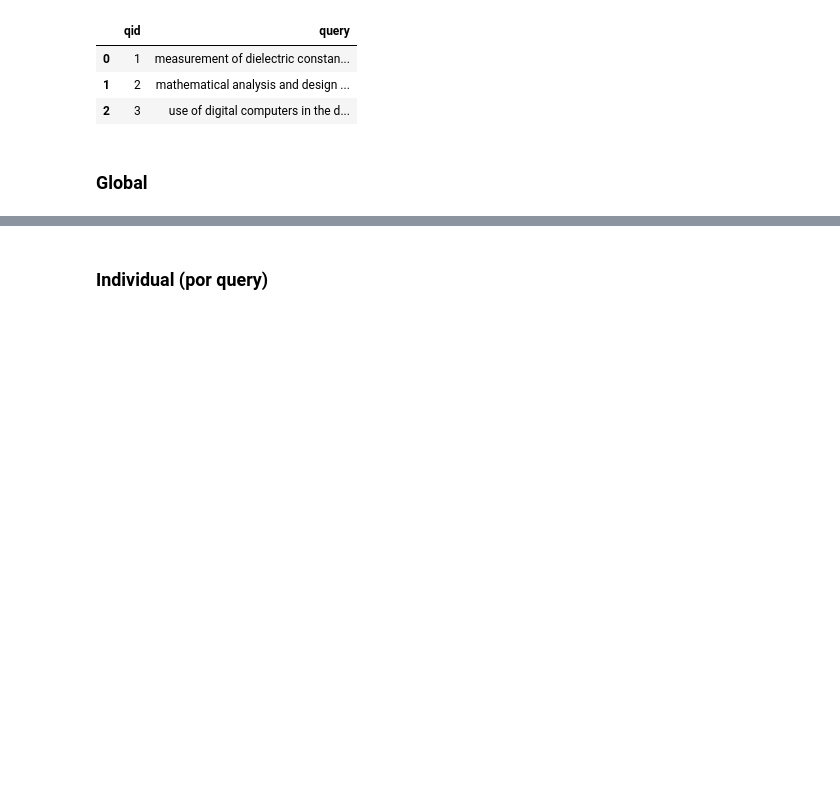
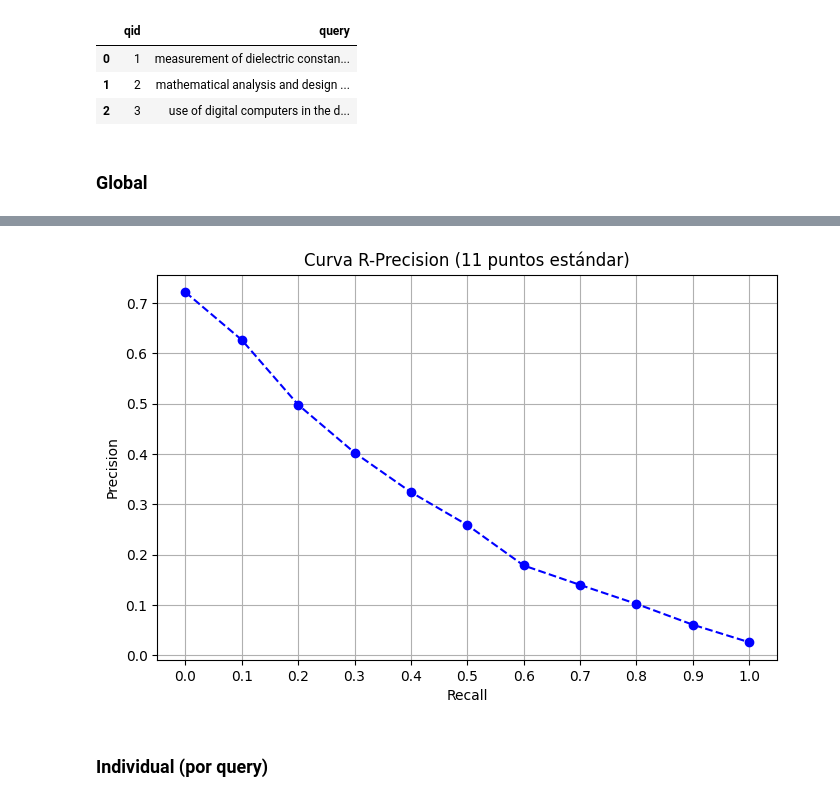
Before and after one commit to Guanart/ri-2025, a Jupyter notebook: TP02 - Modelos de RI/ejercicio7/ejercicio7.ipynb, the cells around one changed output, grey strips where cells are left out. Drawn from its saved outputs; the diff is of its cells as text; code cells hidden in the pictures; blank space fills up the shorter version.

```diff
--- a/TP02 - Modelos de RI/ejercicio7/ejercicio7.ipynb
+++ b/TP02 - Modelos de RI/ejercicio7/ejercicio7.ipynb
@@ -21,8 +21,8 @@ Java started (triggered by Retriever.__init__) and loaded: pyterrier.java, pyter
 # %% [markdown]
 ## Experimentos
 # %%
-topics = dataset.get_topics()[:3]  # queries
-qrels = dataset.get_qrels()[:3] # juicios de relevancia
+topics = dataset.get_topics()#[:3]  # queries
+qrels = dataset.get_qrels()#[:3] # juicios de relevancia
 topics_rank = tfidf.transform(topics)   # ejecuta las consultas
 
 topics[:3]
@@ -51,29 +50,36 @@ Error:
 # %%
-recall = pt.Utils.evaluate(topics_rank, qrels, metrics=["iprec_at_recall_0.00", "iprec_at_recall_0.10", "iprec_at_recall_0.20", "iprec_at_recall_0.30", "iprec_at_recall_0.40",
-                                       "iprec_at_recall_0.50", "iprec_at_recall_0.60", "iprec_at_recall_0.70", "iprec_at_recall_0.80", "iprec_at_recall_0.90",
-                                       "iprec_at_recall_1.00"])
+recall_points = [0.0, 0.1, 0.2, 0.3, 0.4, 0.5, 0.6, 0.7, 0.8, 0.9, 1.0]
+
+pr_exp = pt.Experiment(
+    [tfidf],
+    topics,
+    qrels,
+    names=["TF-IDF"],
+    eval_metrics=["iprec_at_recall_0.00", "iprec_at_recall_0.10", "iprec_at_recall_0.20", "iprec_at_recall_0.30", "iprec_at_recall_0.40", "iprec_at_recall_0.50", "iprec_at_recall_0.60", "iprec_at_recall_0.70", "iprec_at_recall_0.80", "iprec_at_recall_0.90", "iprec_at_recall_1.00"],
+    perquery=False
+)
 
 precision_values = [
-    recall["iprec_at_recall_0.00"],
-    recall["iprec_at_recall_0.10"],
-    recall["iprec_at_recall_0.20"],
-    recall["iprec_at_recall_0.30"],
-    recall["iprec_at_recall_0.40"],
-    recall["iprec_at_recall_0.50"],
-    recall["iprec_at_recall_0.60"],
-    recall["iprec_at_recall_0.70"],
-    recall["iprec_at_recall_0.80"],
-    recall["iprec_at_recall_0.90"],
-    recall["iprec_at_recall_1.00"]
+    pr_exp["iprec_at_recall_0.00"],
+    pr_exp["iprec_at_recall_0.10"],
+    pr_exp["iprec_at_recall_0.20"],
+    pr_exp["iprec_at_recall_0.30"],
+    pr_exp["iprec_at_recall_0.40"],
+    pr_exp["iprec_at_recall_0.50"],
+    pr_exp["iprec_at_recall_0.60"],
+    pr_exp["iprec_at_recall_0.70"],
+    pr_exp["iprec_at_recall_0.80"],
+    pr_exp["iprec_at_recall_0.90"],
+    pr_exp["iprec_at_recall_1.00"]
 ]
-
-recall_points = [0.0, 0.1, 0.2, 0.3, 0.4, 0.5, 0.6, 0.7, 0.8, 0.9, 1.0]
 
 plt.figure(figsize=(8, 5))
 plt.plot(recall_points, precision_values, marker="o", linestyle="--", color="b")
 plt.xlabel("Recall")
 plt.ylabel("Precision")
 plt.title("Curva R-Precision (11 puntos estándar)")
 plt.grid(True)
 plt.xticks(recall_points)
 plt.show()
+# %% [output]
+[figure, added]
```
Also changed, not shown: parts of 5 cells of this notebook, 1 other file.
